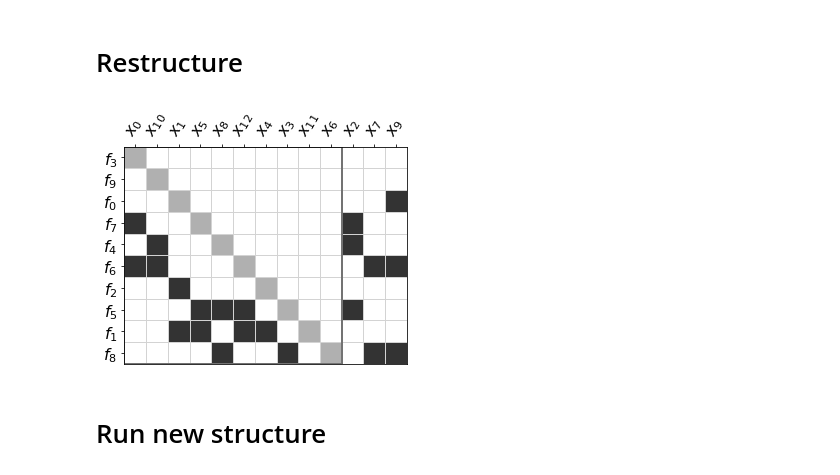
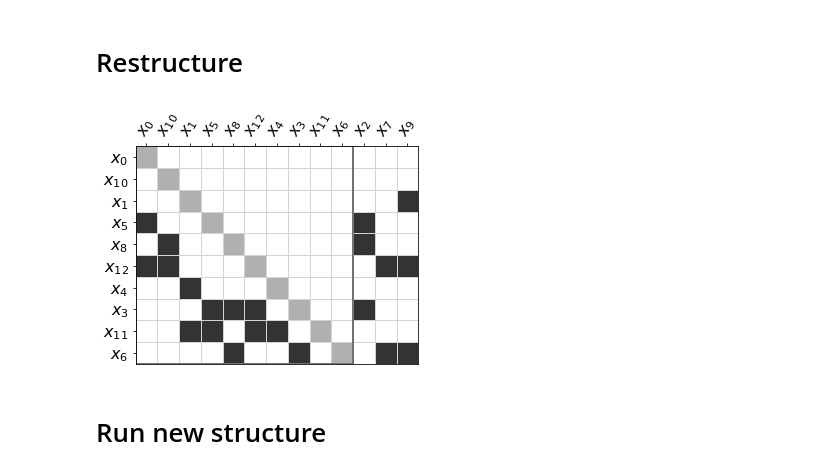
Before and after one commit to norheim/minimdo, a Jupyter notebook: minimdo/testcase_2.ipynb, the cells around one changed output. Drawn from its saved outputs; the diff is of its cells as text; code cells hidden in the pictures.

```diff
--- a/minimdo/testcase_2.ipynb
+++ b/minimdo/testcase_2.ipynb
@@ -87,12 +92,12 @@ print_vars_in_order(prob_original, edges_dsm, tree_dsm, var_mapping)
 # Restructure
 # %%
 new_outset = {0: 11, 1: 21, 2: 14, 3: 10, 4: 18, 5: 13, 6: 22, 7: 15, 8: 16, 9: 20}
-edges_r,tree_r,_ = eqv_to_edges_tree(eq_incidence, new_outset, n_eqs=n_eqs)
-formulation_scc_r = reformulate(edges_r, tree_r, new_outset)
+edges_r,tree_r,outset_2 = eqv_to_edges_tree(eq_incidence, new_outset, n_eqs=n_eqs)
+formulation_scc_r = reformulate(edges_r, tree_r)
 # %%
-render_incidence(*formulation_scc_r, dsm=False);
+render_incidence(*formulation_scc_r, dsm=True);
 # %% [output]
-[figure, old version]
+[figure, new version]
 # %%
 ordered_edges, ordered_tree = formulation_scc_r
 id_mapping = {var[0].varid: var[0] for key,var in var_mapping.items()}
```
Also changed, not shown: parts of 11 cells of this notebook, 2 other files.
